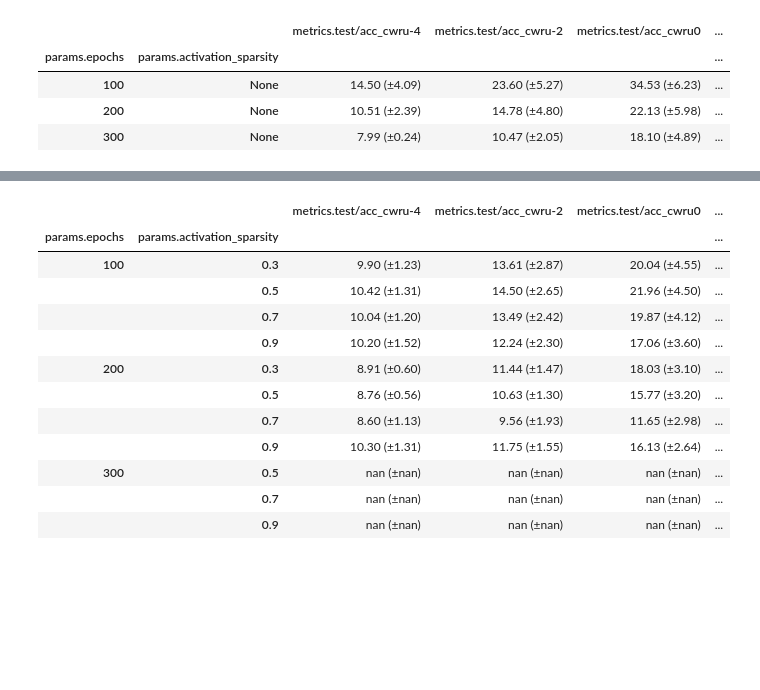
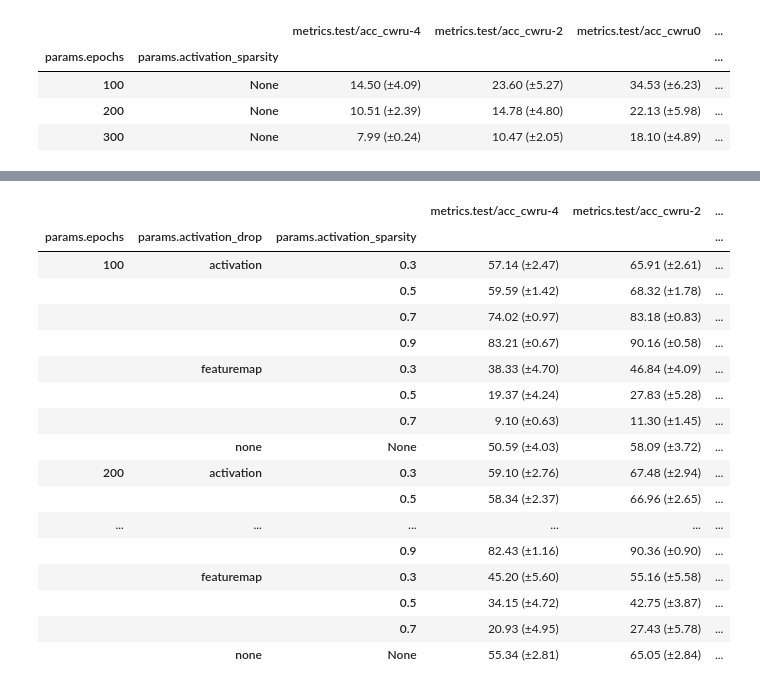
Before and after one commit to lmh970329/sparse-bfd, a Jupyter notebook: result.ipynb, the cells around one changed output, grey strips where cells are left out. Saved outputs shown, nothing was run; the diff lists cells and outputs as text; code cells hidden in the pictures; blank space fills up the shorter version.

```diff
--- a/result.ipynb
+++ b/result.ipynb
@@ -89,13 +121,13 @@ fig.tight_layout()
 # %%
 experiments = mlflow.search_experiments(filter_string="name LIKE 'Featuremap Pruning CWRU'")
-runs = mlflow.search_runs(filter_string="params.model_name = 'stimcnn' and params.activation_drop = 'featuremap'", experiment_ids=[experiment.experiment_id for experiment in experiments])
+runs = mlflow.search_runs(filter_string="params.model_name = 'wdcnn'", experiment_ids=[experiment.experiment_id for experiment in experiments])
 
 cols = [f'metrics.test/acc_cwru{n}' for n in [-4, -2, 0, 2, 4]] + ['metrics.test/acc_cwru']
 
 runs[cols] = runs[cols] * 100
 
-means = runs.groupby(by=['params.epochs', 'params.activation_sparsity'])[cols].mean()
-stds = runs.groupby(by=['params.epochs', 'params.activation_sparsity'])[cols].std()
+means = runs.groupby(by=['params.epochs', 'params.activation_drop', 'params.activation_sparsity'])[cols].mean()
+stds = runs.groupby(by=['params.epochs', 'params.activation_drop', 'params.activation_sparsity'])[cols].std()
 ci_95 = 1.96 * stds / np.sqrt(30)
 
 gen_ci_str = lambda mean, ci: f'{mean:.2f} (±{ci:.2f})'
@@ -145,0 +398,20 @@ result_table
+# %%
+experiments = mlflow.search_experiments(filter_string="name LIKE 'STIM-CNN No Dropout Pruning MFPT'")
+runs = mlflow.search_runs(experiment_ids=[experiment.experiment_id for experiment in experiments])
+
+cols = [f'metrics.test/acc_mfpt{n}' for n in [-4, -2, 0, 2, 4]] + ['metrics.test/acc_mfpt']
+
+n = len(runs['params.seed'].unique())
+
+runs[cols] = runs[cols] * 100
+
+means = runs.groupby(by=['params.epochs', 'params.activation_drop', 'params.activation_sparsity'])[cols].mean()
+stds = runs.groupby(by=['params.epochs', 'params.activation_drop', 'params.activation_sparsity'])[cols].std()
+ci_95 = 1.96 * stds / np.sqrt(n)
+
+gen_ci_str = lambda mean, ci: f'{mean:.2f} (±{ci:.2f})'
+def generate_CI_str(means:pd.Series, stds:pd.Series):
+    return means.combine(stds, gen_ci_str)
+
+result_table = means.combine(ci_95, generate_CI_str)
+result_table
@@ -146,15 +437,15 @@ result_table
 # %%
-experiments = mlflow.search_experiments(filter_string="name LIKE 'STIM-CNN %'")
-runs = mlflow.search_runs(filter_string="params.model_name = 'stimcnn' and params.activation_drop != 'featuremap'", experiment_ids=[experiment.experiment_id for experiment in experiments])
+experiments = mlflow.search_experiments(filter_string="name LIKE 'STIM-CNN No Dropout % OTTAWA'")
+runs = mlflow.search_runs(filter_string="params.model_name = 'stimcnn'", experiment_ids=[experiment.experiment_id for experiment in experiments])
 
-cols = [f'metrics.test/acc_cwru{n}' for n in [-4, -2, 0, 2, 4]] + ['metrics.test/acc_cwru']
+cols = [f'metrics.test/acc_ottawa{n}' for n in [-4, -2, 0, 2, 4]] + ['metrics.test/acc_ottawa']
 
 n = len(runs['params.seed'].unique())
 
 runs[cols] = runs[cols] * 100
 
-means = runs.groupby(by=['params.epochs', 'params.activation_sparsity'])[cols].mean()
-stds = runs.groupby(by=['params.epochs', 'params.activation_sparsity'])[cols].std()
+means = runs.groupby(by=['params.epochs', 'params.activation_drop', 'params.activation_sparsity'])[cols].mean()
+stds = runs.groupby(by=['params.epochs', 'params.activation_drop', 'params.activation_sparsity'])[cols].std()
 ci_95 = 1.96 * stds / np.sqrt(n)
 
 gen_ci_str = lambda mean, ci: f'{mean:.2f} (±{ci:.2f})'
@@ -181,32 +476,37 @@ result_table
 # %%
-experiments = mlflow.search_experiments(filter_string="name LIKE 'STIM-CNN %'")
-runs = mlflow.search_runs(filter_string="params.model_name = 'stimcnn'", experiment_ids=[experiment.experiment_id for experiment in experiments])
+experiments = mlflow.search_experiments(filter_string="name LIKE 'STFTCNN Pruning CWRU'")
+runs = mlflow.search_runs(filter_string="params.model_name = 'stftcnn'",experiment_ids=[experiment.experiment_id for experiment in experiments])
 
 cols = [f'metrics.test/acc_cwru{n}' for n in [-4, -2, 0, 2, 4]] + ['metrics.test/acc_cwru']
 
 runs[cols] = runs[cols] * 100
 
-means = runs.groupby(by=['params.epochs', 'params.activation_sparsity'])[cols].mean()
-stds = runs.groupby(by=['params.epochs', 'params.activation_sparsity'])[cols].std()
+means = runs.groupby(by=['params.epochs', 'params.activation_drop', 'params.activation_sparsity'])[cols].mean()
+stds = runs.groupby(by=['params.epochs', 'params.activation_drop', 'params.activation_sparsity'])[cols].std()
 ci_95 = 1.96 * stds / np.sqrt(30)
 
 gen_ci_str = lambda mean, ci: f'{mean:.2f} (±{ci:.2f})'
 def generate_CI_str(means:pd.Series, stds:pd.Series):
     return means.combine(stds, gen_ci_str)
 
 result_table = means.combine(ci_95, generate_CI_str)
 result_table
 # %% [output]
-|  |  | metrics.test/acc_cwru-4 | metrics.test/acc_cwru-2 | metrics.test/acc_cwru0 | ... |
-| params.epochs | params.activation_sparsity |  |  |  | ... |
-| 100 | 0.3 | 9.90 (±1.23) | 13.61 (±2.87) | 20.04 (±4.55) | ... |
-|  | 0.5 | 10.42 (±1.31) | 14.50 (±2.65) | 21.96 (±4.50) | ... |
-|  | 0.7 | 10.04 (±1.20) | 13.49 (±2.42) | 19.87 (±4.12) | ... |
-|  | 0.9 | 10.20 (±1.52) | 12.24 (±2.30) | 17.06 (±3.60) | ... |
-| 200 | 0.3 | 8.91 (±0.60) | 11.44 (±1.47) | 18.03 (±3.10) | ... |
-|  | 0.5 | 8.76 (±0.56) | 10.63 (±1.30) | 15.77 (±3.20) | ... |
-|  | 0.7 | 8.60 (±1.13) | 9.56 (±1.93) | 11.65 (±2.98) | ... |
-|  | 0.9 | 10.30 (±1.31) | 11.75 (±1.55) | 16.13 (±2.64) | ... |
-| 300 | 0.5 | nan (±nan) | nan (±nan) | nan (±nan) | ... |
-|  | 0.7 | nan (±nan) | nan (±nan) | nan (±nan) | ... |
-|  | 0.9 | nan (±nan) | nan (±nan) | nan (±nan) | ... |
+|  |  |  | metrics.test/acc_cwru-4 | metrics.test/acc_cwru-2 | ... |
+| params.epochs | params.activation_drop | params.activation_sparsity |  |  | ... |
+| 100 | activation | 0.3 | 57.14 (±2.47) | 65.91 (±2.61) | ... |
+|  |  | 0.5 | 59.59 (±1.42) | 68.32 (±1.78) | ... |
+|  |  | 0.7 | 74.02 (±0.97) | 83.18 (±0.83) | ... |
+|  |  | 0.9 | 83.21 (±0.67) | 90.16 (±0.58) | ... |
+|  | featuremap | 0.3 | 38.33 (±4.70) | 46.84 (±4.09) | ... |
+|  |  | 0.5 | 19.37 (±4.24) | 27.83 (±5.28) | ... |
+|  |  | 0.7 | 9.10 (±0.63) | 11.30 (±1.45) | ... |
+|  | none | None | 50.59 (±4.03) | 58.09 (±3.72) | ... |
+| 200 | activation | 0.3 | 59.10 (±2.76) | 67.48 (±2.94) | ... |
+|  |  | 0.5 | 58.34 (±2.37) | 66.96 (±2.65) | ... |
+| ... | ... | ... | ... | ... | ... |
+|  |  | 0.9 | 82.43 (±1.16) | 90.36 (±0.90) | ... |
+|  | featuremap | 0.3 | 45.20 (±5.60) | 55.16 (±5.58) | ... |
+|  |  | 0.5 | 34.15 (±4.72) | 42.75 (±3.87) | ... |
+|  |  | 0.7 | 20.93 (±4.95) | 27.43 (±5.78) | ... |
+|  | none | None | 55.34 (±2.81) | 65.05 (±2.84) | ... |
```
Also changed, not shown: parts of 51 cells of this notebook, 21 other files.
